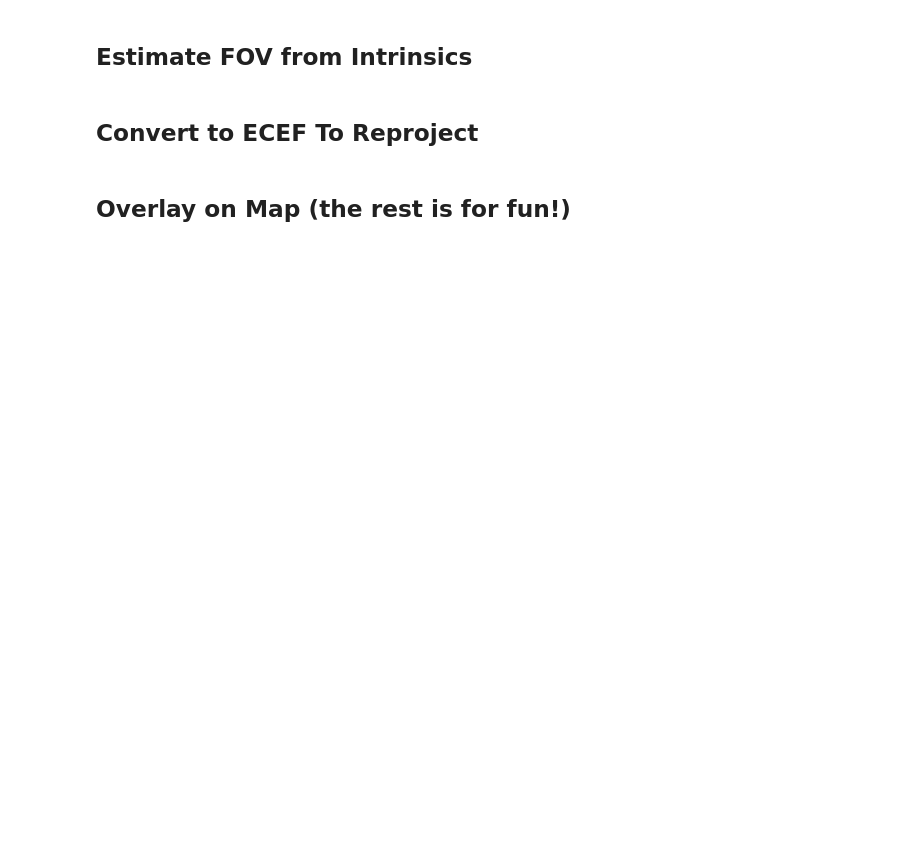
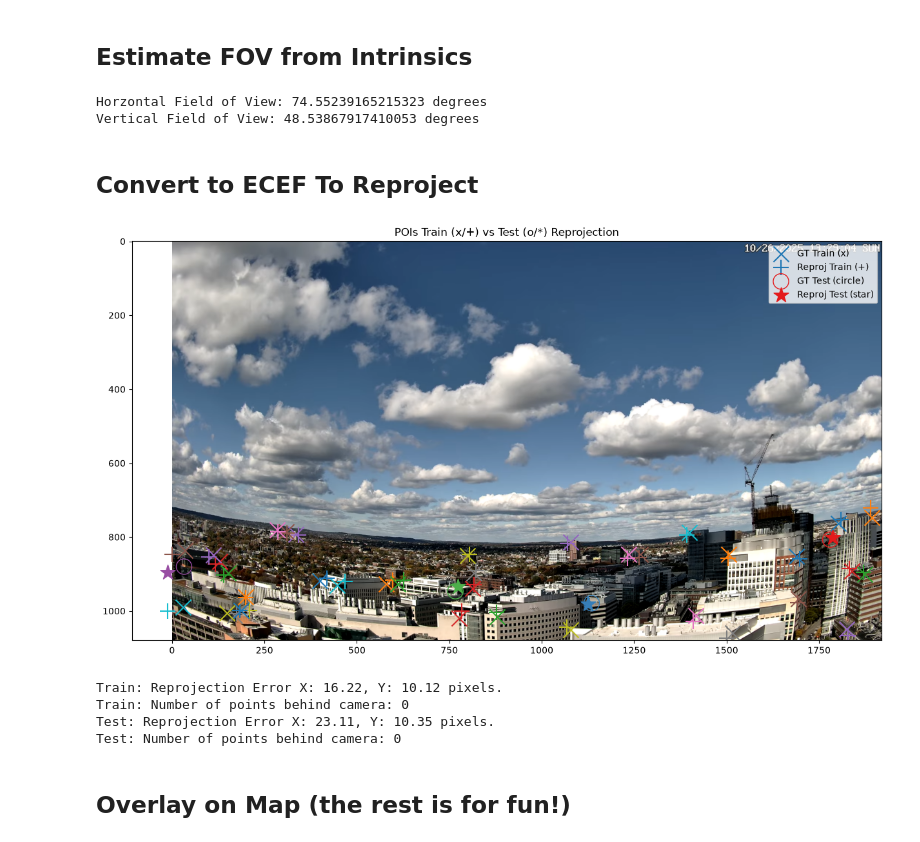
Before and after one commit to cjj-mids/w281-assignment-1, a Jupyter notebook: assignment1.ipynb, the cells around one changed output. Cells and saved outputs as stored; diff of their text form; code cells hidden in the pictures; blank space fills up the shorter version.

```diff
--- a/assignment1.ipynb
+++ b/assignment1.ipynb
@@ -567,12 +574,16 @@ def gps_to_camxy(lats, lons, alts, cam_ecef, cam_k, cam_r, cam_t, camera_gps, di
     return image_x, image_y, cam_depths
 # %%
 #Focal Length Estimate Is Provided
-focal_length_estimate = 100
+f = focal_length_estimate = 100
 ppx_estimate = image_width / 2
 ppy_estimate = image_height / 2
 
-#TODO: Create intrinsics estimate (3x3 matrix containing Principle points)
-# intrinsics_estimate = ...
+# Create intrinsics estimate (3x3 matrix containing Principal points)
+intrinsics_estimate = np.array([
+    [f, 0, ppx_estimate],
+    [0, f, ppy_estimate],
+    [0, 0, 1],
+])
 
 #distortion estimate is provided
 distortion_estimate = 0
@@ -606,11 +636,11 @@ print('Translation: \n', translation)
 # %% [markdown]
  ## Estimate FOV from Intrinsics
 # %%
-# TODO: Extract focal lengths and principal point from new opimized intrinsics matrix
-#fx = ...  # focal length in x (pixels)
-#fy = ...  # focal length in y (pixels)
-#cx = ...  # principal point x
-#cy = ...  # principal point y
+# Extract focal lengths and principal point from new opimized intrinsics matrix
+fx = intrinsics[0,0]  # focal length in x (pixels)
+fy = intrinsics[1,1]  # focal length in y (pixels)
+cx = intrinsics[0,2]  # principal point x
+cy = intrinsics[1,2]  # principal point y
 
 # Left and right angles from principal point
 angle_left = np.arctan(cx / fx)
@@ -632,6 +662,9 @@ vfov_deg = np.degrees(vfov)
 
 print(f'Horzontal Field of View: {hfov_deg} degrees')
 print(f'Vertical Field of View: {vfov_deg} degrees')
+# %% [output]
+Horzontal Field of View: 74.55239165215323 degrees
+Vertical Field of View: 48.53867917410053 degrees
 # %% [markdown]
 ## Convert to ECEF To Reproject
 # %%
@@ -654,40 +687,53 @@ rx_test, ry_test, rz_test = gps_to_camxy(
 )
 
 plt.figure(figsize=(15, 30))
 plt.imshow(frame)
 
 # 2. Define distinct markers and unique labels for the legend
 # We only label the first item of each group to avoid 50+ legend entries
 for i in range(len(poi_xy_train)):
     lbl_gt = 'GT Train (x)' if i == 0 else ""
     lbl_rp = 'Reproj Train (+)' if i == 0 else ""
     color = plt.cm.tab10(i % 10)
     plt.scatter(poi_xy_train[i,0], poi_xy_train[i,1], marker='x', s=300, color=color, label=lbl_gt)
     plt.scatter(rx_train[i], ry_train[i], marker='+', s=300, color=color, label=lbl_rp)
 
 for i in range(len(poi_xy_test)):
     lbl_gt_test = 'GT Test (circle)' if i == 0 else ""
     lbl_rp_test = 'Reproj Test (star)' if i == 0 else ""
     color = plt.cm.Set1(i % 9)
     plt.scatter(poi_xy_test[i,0], poi_xy_test[i,1], marker='o', s=300, facecolors='none', edgecolors=color, label=lbl_gt_test)
     plt.scatter(rx_test[i], ry_test[i], marker='*', s=300, color=color, label=lbl_rp_test)
 
 # 3. Add legend and titles
 plt.legend(loc='upper right', scatterpoints=1)
 plt.title('POIs Train (x/+) vs Test (o/*) Reprojection')
 plt.show()
 
+# Define function to compute RMSE
+def rmse(true: np.array, pred: np.array) -> float:
+    return np.sqrt(np.mean((true - pred) ** 2))
+
 # 4. Measure Loss for both sets
-for name, rx, ry, rz, gt in [("Train", rx_train, ry_train, rz_train, poi_xy_train),
-                         ("Test", rx_test, ry_test, rz_test, poi_xy_test)]:
-    #TODO: Estimate the Error in X and Y from projections using RMSE
-    #err_x = ...
-    #err_y = ...
-    #TODO:  Count the Number of points behind the camera (should be zero)
-    #num_behind = ...
+for name, rx, ry, rz, gt in [
+    ("Train", rx_train, ry_train, rz_train, poi_xy_train),
+    ("Test",  rx_test,  ry_test,  rz_test,  poi_xy_test),
+]:
+    # Estimate the Error in X and Y from projections using RMSE
+    err_x = rmse(rx, gt[:, 0])
+    err_y = rmse(ry, gt[:, 1])
+
+    # Count the Number of points behind the camera (should be zero)
+    num_behind = np.sum(rz < 0)
 
     print(f'{name}: Reprojection Error X: {err_x:0.2f}, Y: {err_y:0.2f} pixels.')
     print(f'{name}: Number of points behind camera: {num_behind}')
+# %% [output]
+[figure, added]
+Train: Reprojection Error X: 16.22, Y: 10.12 pixels.
+Train: Number of points behind camera: 0
+Test: Reprojection Error X: 23.11, Y: 10.35 pixels.
+Test: Number of points behind camera: 0
 # %% [markdown]
 ## Overlay on Map (the rest is for fun!)
 # %%
```
Also changed, not shown: parts of 5 cells of this notebook.
